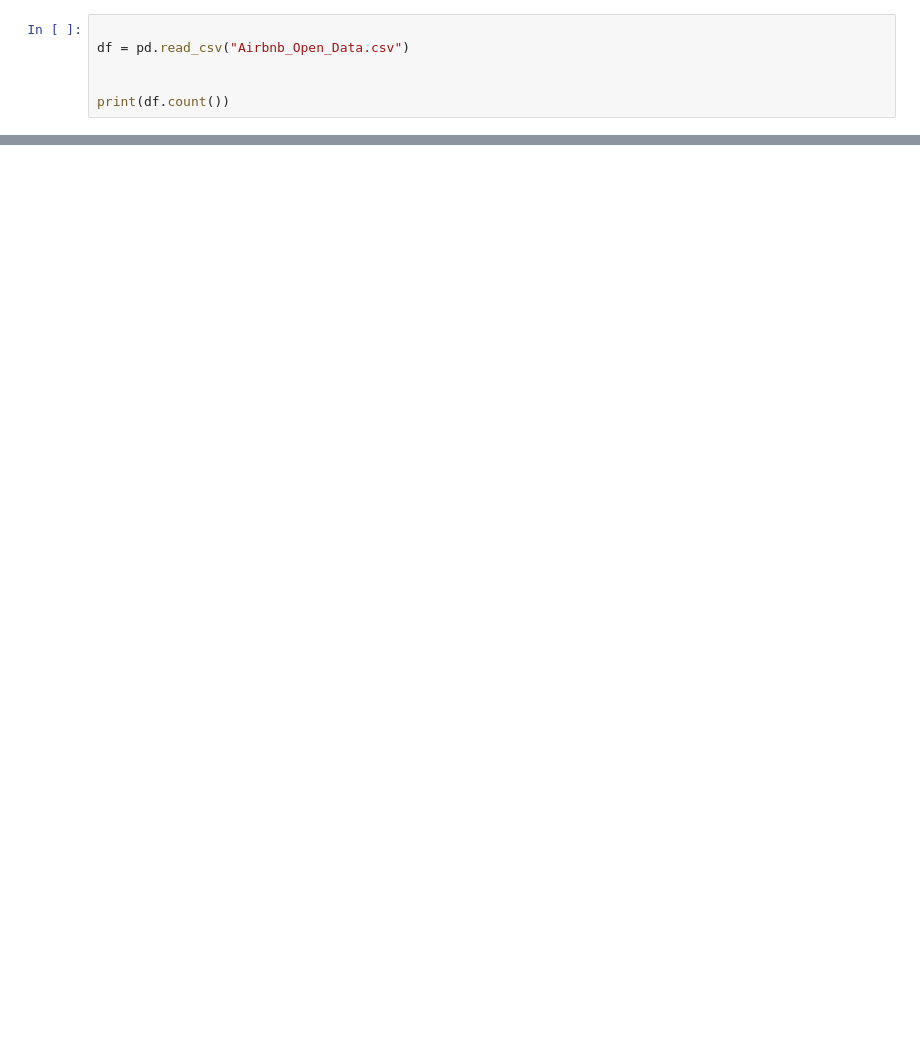
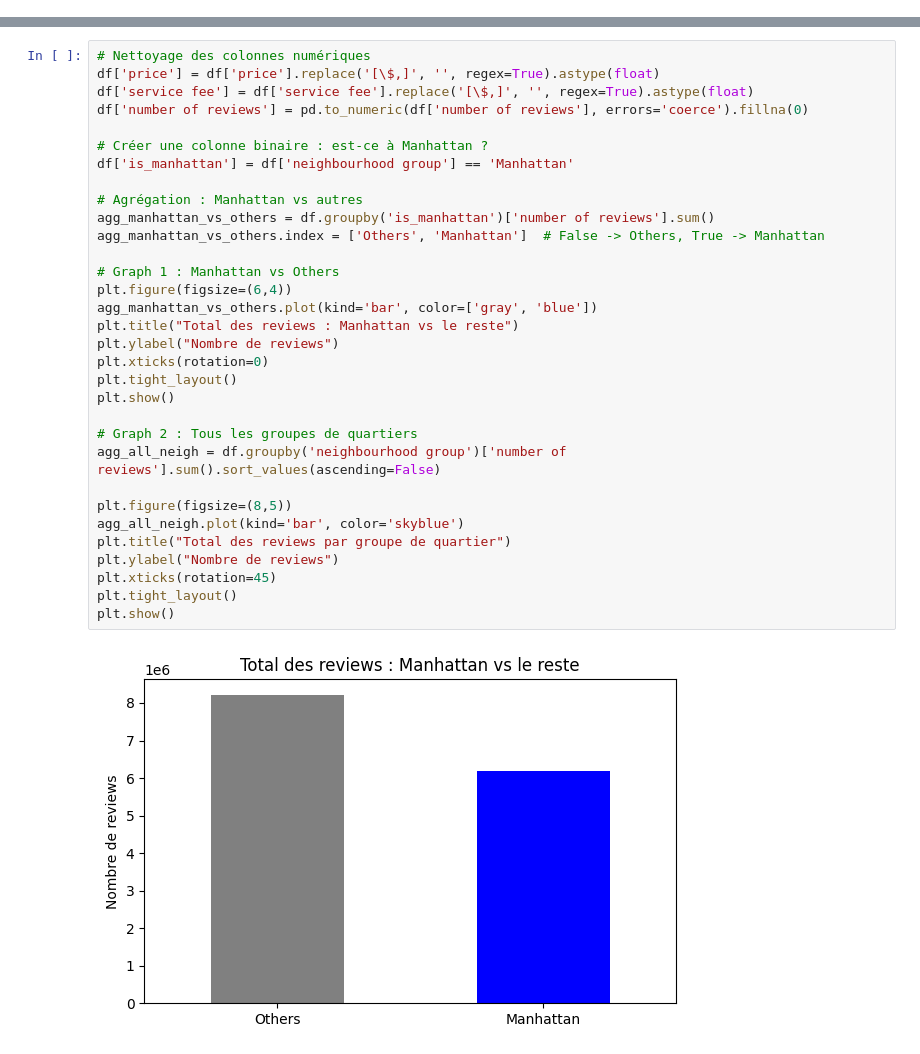
Before and after one commit to EthanVieville/4IABD_reporting_grp7, a Jupyter notebook: script.ipynb, the cells around one changed output, grey strips where cells are left out. Drawn from its saved outputs; the diff is of its cells as text; blank space fills up the shorter version.

```diff
--- a/script.ipynb
+++ b/script.ipynb
@@ -3,6 +4,0 @@ import pandas as pd
-# %%
-
-df = pd.read_csv("Airbnb_Open_Data.csv")
-
-
-print(df.count())
@@ -60,0 +21,34 @@ For example, when doing 'df[col].method(value, inplace=True)', try using 'df.met
+# %%
+# Nettoyage des colonnes numériques
+df['price'] = df['price'].replace('[\$,]', '', regex=True).astype(float)
+df['service fee'] = df['service fee'].replace('[\$,]', '', regex=True).astype(float)
+df['number of reviews'] = pd.to_numeric(df['number of reviews'], errors='coerce').fillna(0)
+
+# Créer une colonne binaire : est-ce à Manhattan ?
+df['is_manhattan'] = df['neighbourhood group'] == 'Manhattan'
+
+# Agrégation : Manhattan vs autres
+agg_manhattan_vs_others = df.groupby('is_manhattan')['number of reviews'].sum()
+agg_manhattan_vs_others.index = ['Others', 'Manhattan']  # False -> Others, True -> Manhattan
+
+# Graph 1 : Manhattan vs Others
+plt.figure(figsize=(6,4))
+agg_manhattan_vs_others.plot(kind='bar', color=['gray', 'blue'])
+plt.title("Total des reviews : Manhattan vs le reste")
+plt.ylabel("Nombre de reviews")
+plt.xticks(rotation=0)
+plt.tight_layout()
+plt.show()
+
+# Graph 2 : Tous les groupes de quartiers
+agg_all_neigh = df.groupby('neighbourhood group')['number of reviews'].sum().sort_values(ascending=False)
+
+plt.figure(figsize=(8,5))
+agg_all_neigh.plot(kind='bar', color='skyblue')
+plt.title("Total des reviews par groupe de quartier")
+plt.ylabel("Nombre de reviews")
+plt.xticks(rotation=45)
+plt.tight_layout()
+plt.show()
+# %% [output]
+[figure, added]
```
Also changed, not shown: parts of 6 cells of this notebook, 1 other file.
